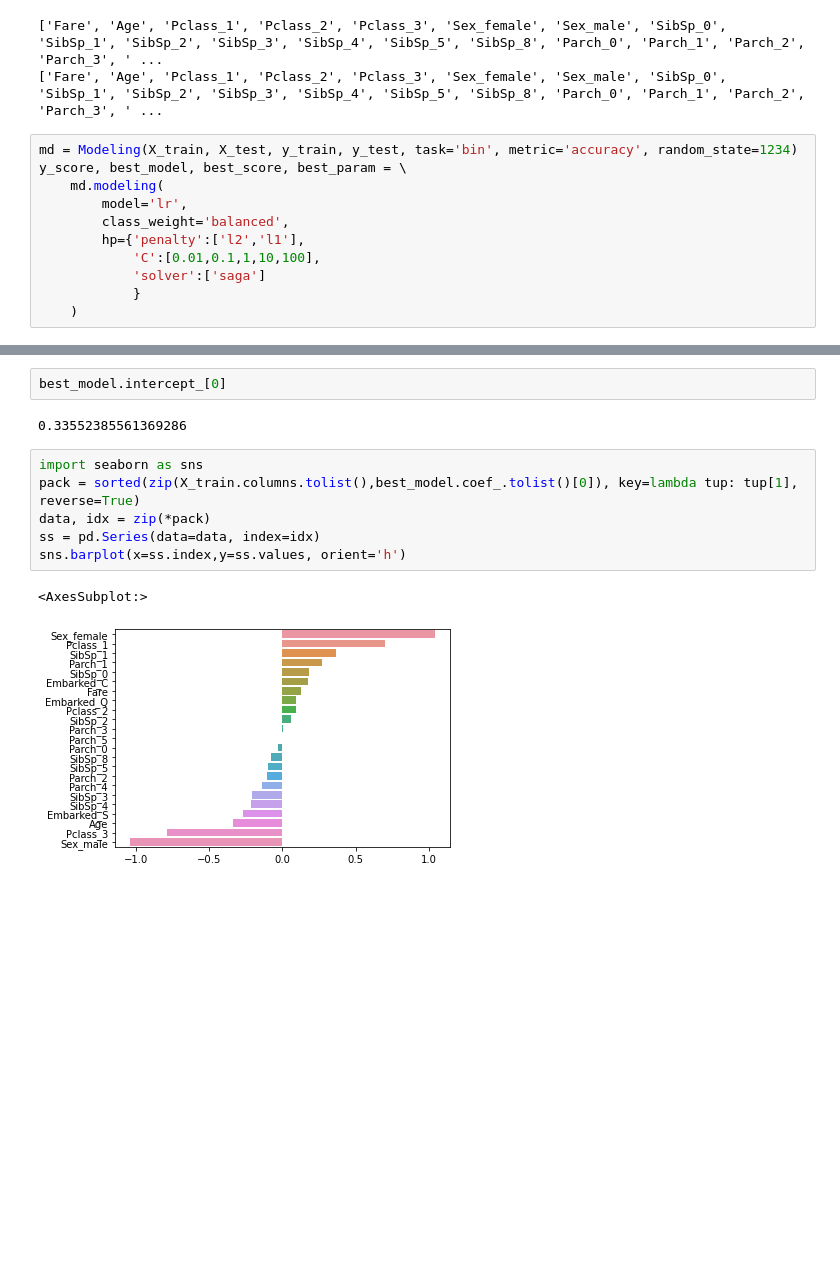
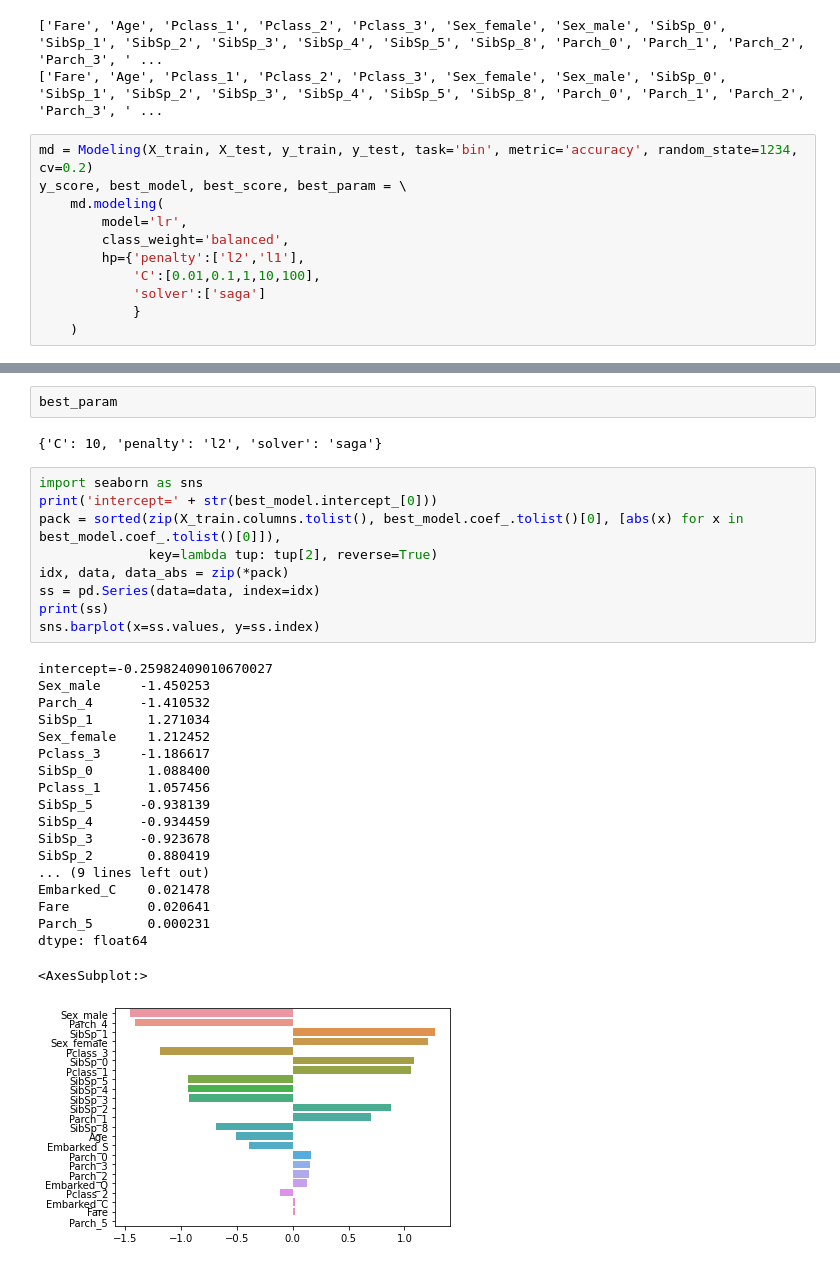
Before and after one commit to HunterKruger/Layzee, a Jupyter notebook: code/test_modeling_bin.ipynb, the cells around one changed output, grey strips where cells are left out. Saved outputs shown, nothing was run; the diff lists cells and outputs as text; blank space fills up the shorter version.

```diff
--- a/code/test_modeling_bin.ipynb
+++ b/code/test_modeling_bin.ipynb
@@ -129,7 +129,7 @@ print(X_test.columns.tolist())
 ['Fare', 'Age', 'Pclass_1', 'Pclass_2', 'Pclass_3', 'Sex_female', 'Sex_male', 'SibSp_0', 'SibSp_1', 'SibSp_2', 'SibSp_3', 'SibSp_4', 'SibSp_5', 'SibSp_8', 'Parch_0', 'Parch_1', 'Parch_2', 'Parch_3', ' ...
 ['Fare', 'Age', 'Pclass_1', 'Pclass_2', 'Pclass_3', 'Sex_female', 'Sex_male', 'SibSp_0', 'SibSp_1', 'SibSp_2', 'SibSp_3', 'SibSp_4', 'SibSp_5', 'SibSp_8', 'Parch_0', 'Parch_1', 'Parch_2', 'Parch_3', ' ...
 # %%
-md = Modeling(X_train, X_test, y_train, y_test, task='bin', metric='accuracy', random_state=1234)
+md = Modeling(X_train, X_test, y_train, y_test, task='bin', metric='accuracy', random_state=1234, cv=0.2)
 y_score, best_model, best_score, best_param = \
     md.modeling(
         model='lr',
@@ -148,13 +150,33 @@ intercept=0.33552385561369286
-# %%
-best_model.intercept_[0]
-# %% [output]
-0.33552385561369286
+# %%
+best_param
+# %% [output]
+{'C': 10, 'penalty': 'l2', 'solver': 'saga'}
 # %%
 import seaborn as sns
-pack = sorted(zip(X_train.columns.tolist(),best_model.coef_.tolist()[0]), key=lambda tup: tup[1], reverse=True)
-data, idx = zip(*pack)
+print('intercept=' + str(best_model.intercept_[0]))
+pack = sorted(zip(X_train.columns.tolist(), best_model.coef_.tolist()[0], [abs(x) for x in best_model.coef_.tolist()[0]]),
+              key=lambda tup: tup[2], reverse=True)
+idx, data, data_abs = zip(*pack)
 ss = pd.Series(data=data, index=idx)
-sns.barplot(x=ss.index,y=ss.values, orient='h')
+print(ss)
+sns.barplot(x=ss.values, y=ss.index)
 # %% [output]
-<AxesSubplot:>
+intercept=-0.25982409010670027
+Sex_male     -1.450253
+Parch_4      -1.410532
+SibSp_1       1.271034
+Sex_female    1.212452
+Pclass_3     -1.186617
+SibSp_0       1.088400
+Pclass_1      1.057456
+SibSp_5      -0.938139
+SibSp_4      -0.934459
+SibSp_3      -0.923678
+SibSp_2       0.880419
+... (9 lines left out)
+Embarked_C    0.021478
+Fare          0.020641
+Parch_5       0.000231
+dtype: float64
+<AxesSubplot:>
-[figure, old version]
+[figure, new version]
```
Also changed, not shown: parts of 4 cells of this notebook, 4 other files.
